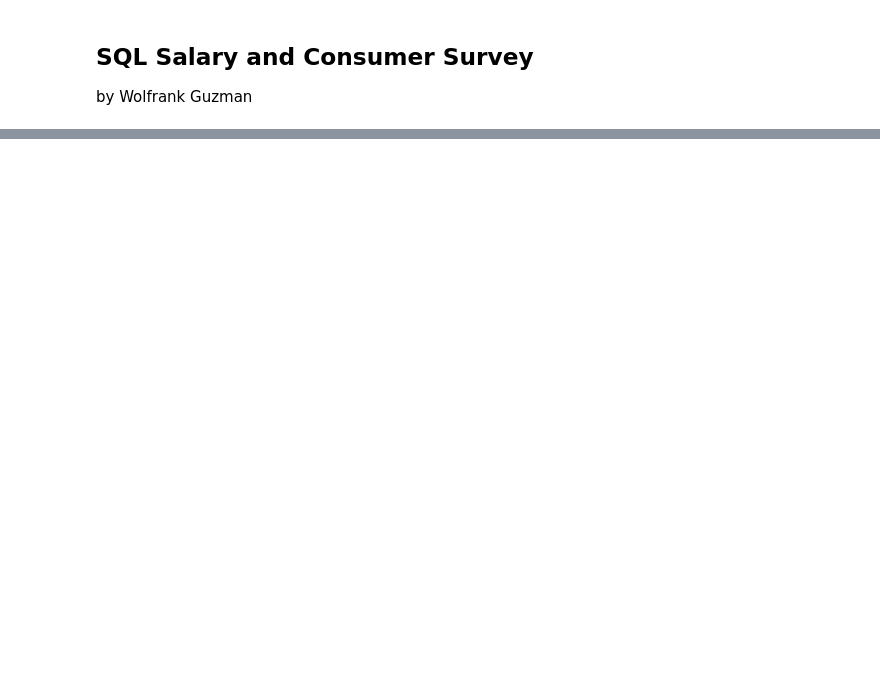
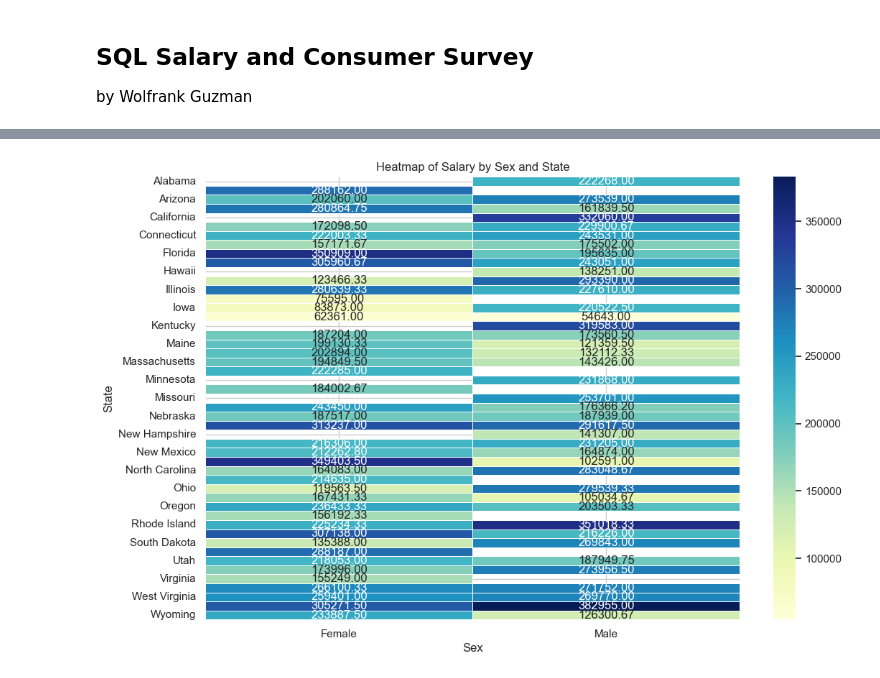
Before and after one commit to guzmanwolfrank/Data, a Jupyter notebook: SQLSalaryData/RandomData.ipynb, the cells around one changed output, grey strips where cells are left out. Cells and saved outputs as stored; diff of their text form; code cells hidden in the pictures; blank space fills up the shorter version.

```diff
--- a/SQLSalaryData/RandomData.ipynb
+++ b/SQLSalaryData/RandomData.ipynb
@@ -249,0 +341,30 @@ plt.show()
+# %%
+
+# Execute the SQL query to select Sex, State, and Salary data
+cursor.execute("SELECT Sex, State, Salary FROM data")
+results = cursor.fetchall()
+
+# Convert the query results into a DataFrame
+df = pd.DataFrame(results, columns=['Sex', 'State', 'Salary'])
+
+# Close the database connection
+#conn.close()
+
+# Create a pivot table to prepare the data for the heatmap
+pivot_table = df.pivot_table(index='State', columns='Sex', values='Salary', aggfunc='mean')
+
+# Create a Seaborn heatmap
+plt.figure(figsize=(12, 8))
+sns.set(style="whitegrid")
+
+sns.heatmap(pivot_table, cmap="YlGnBu", annot=True, fmt=".2f", linewidths=0.5)
+
+# Customize plot labels and title
+plt.title('Heatmap of Salary by Sex and State')
+plt.xlabel('Sex')
+plt.ylabel('State')
+
+# Show the plot
+plt.show()
+# %% [output]
+[figure, added]
```
Also changed, not shown: parts of 12 cells of this notebook.
